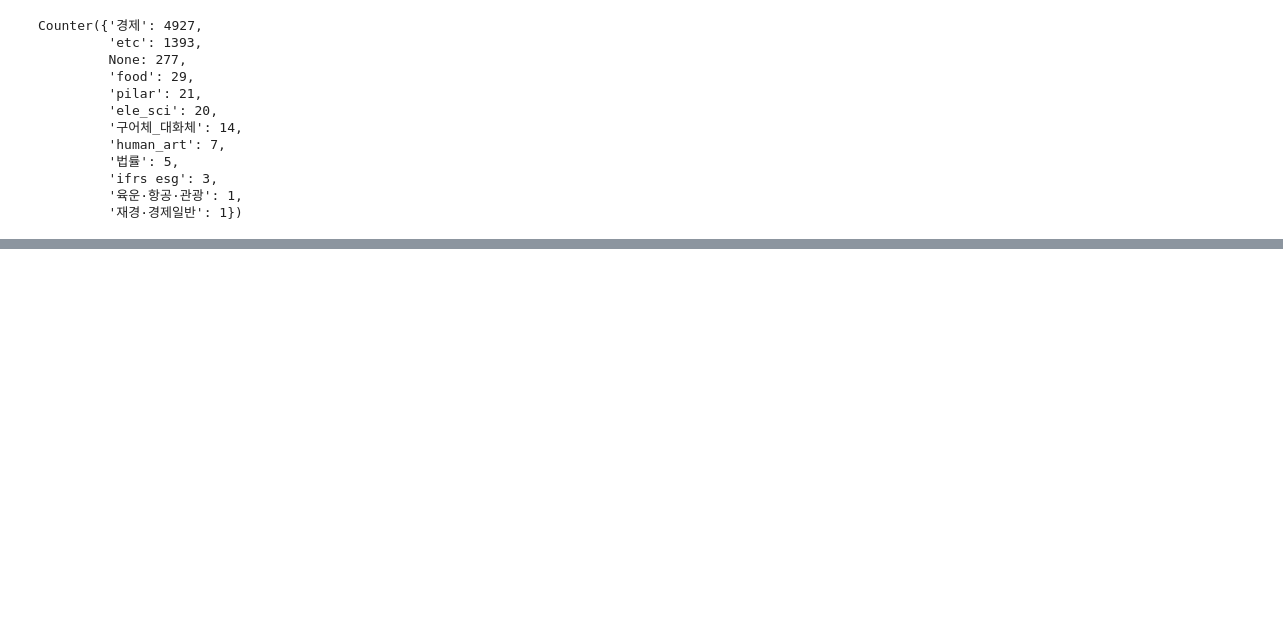
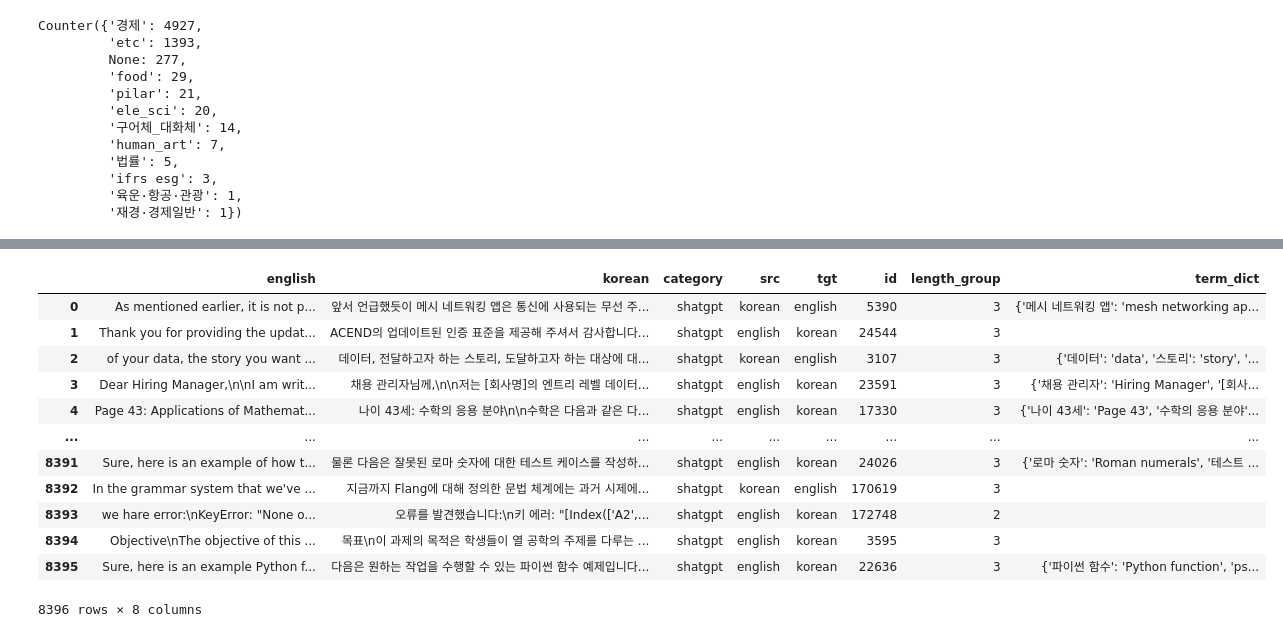
Before and after one commit to JH-lee95/continual-pre-training-rslora, a Jupyter notebook: src/ipynbs/tmt_trainig_dataset_10k.ipynb, the cells around one changed output, grey strips where cells are left out. Saved outputs shown, nothing was run; the diff lists cells and outputs as text; code cells hidden in the pictures; blank space fills up the shorter version.

```diff
--- a/src/ipynbs/tmt_trainig_dataset_10k.ipynb
+++ b/src/ipynbs/tmt_trainig_dataset_10k.ipynb
@@ -564,0 +569,26 @@ ds_new7k.save_to_disk("/azurestorage/data/translation_data/aligned_dataset/prepa
+# %%
+df=ds.to_pandas()
+# %%
+df["src"]="korean"
+df["tgt"]="english"
+# %%
+df=df.sample(frac=1).reset_index(drop=True)
+# %%
+df.loc[:8396//2,"src"]="english"
+df.loc[:8396//2,"tgt"]="korean"
+# %%
+df
+# %% [output]
+|  | english | korean | category | src | tgt | id | length_group | term_dict |
+| 0 | As mentioned earlier, it is not p... | 앞서 언급했듯이 메시 네트워킹 앱은 통신에 사용되는 무선 주... | shatgpt | korean | english | 5390 | 3 | {'메시 네트워킹 앱': 'mesh networking ap... |
+| 1 | Thank you for providing the updat... | ACEND의 업데이트된 인증 표준을 제공해 주셔서 감사합니다... | shatgpt | english | korean | 24544 | 3 |  |
+| 2 | of your data, the story you want ... | 데이터, 전달하고자 하는 스토리, 도달하고자 하는 대상에 대... | shatgpt | korean | english | 3107 | 3 | {'데이터': 'data', '스토리': 'story', '... |
+| 3 | Dear Hiring Manager,\n\nI am writ... | 채용 관리자님께,\n\n저는 [회사명]의 엔트리 레벨 데이터... | shatgpt | english | korean | 23591 | 3 | {'채용 관리자': 'Hiring Manager', '[회사... |
+| 4 | Page 43: Applications of Mathemat... | 나이 43세: 수학의 응용 분야\n\n수학은 다음과 같은 다... | shatgpt | english | korean | 17330 | 3 | {'나이 43세': 'Page 43', '수학의 응용 분야'... |
+| ... | ... | ... | ... | ... | ... | ... | ... | ... |
+| 8391 | Sure, here is an example of how t... | 물론 다음은 잘못된 로마 숫자에 대한 테스트 케이스를 작성하... | shatgpt | english | korean | 24026 | 3 | {'로마 숫자': 'Roman numerals', '테스트 ... |
+| 8392 | In the grammar system that we've ... | 지금까지 Flang에 대해 정의한 문법 체계에는 과거 시제에... | shatgpt | korean | english | 170619 | 3 |  |
+| 8393 | we hare error:\nKeyError: "None o... | 오류를 발견했습니다:\n키 에러: "[Index(['A2',... | shatgpt | english | korean | 172748 | 2 |  |
+| 8394 | Objective\nThe objective of this ... | 목표\n이 과제의 목적은 학생들이 열 공학의 주제를 다루는 ... | shatgpt | english | korean | 3595 | 3 |  |
+| 8395 | Sure, here is an example Python f... | 다음은 원하는 작업을 수행할 수 있는 파이썬 함수 예제입니다... | shatgpt | english | korean | 22636 | 3 | {'파이썬 함수': 'Python function', 'ps... |
+8396 rows × 8 columns
```
Also changed, not shown: parts of 10 cells of this notebook, 5 other files.
